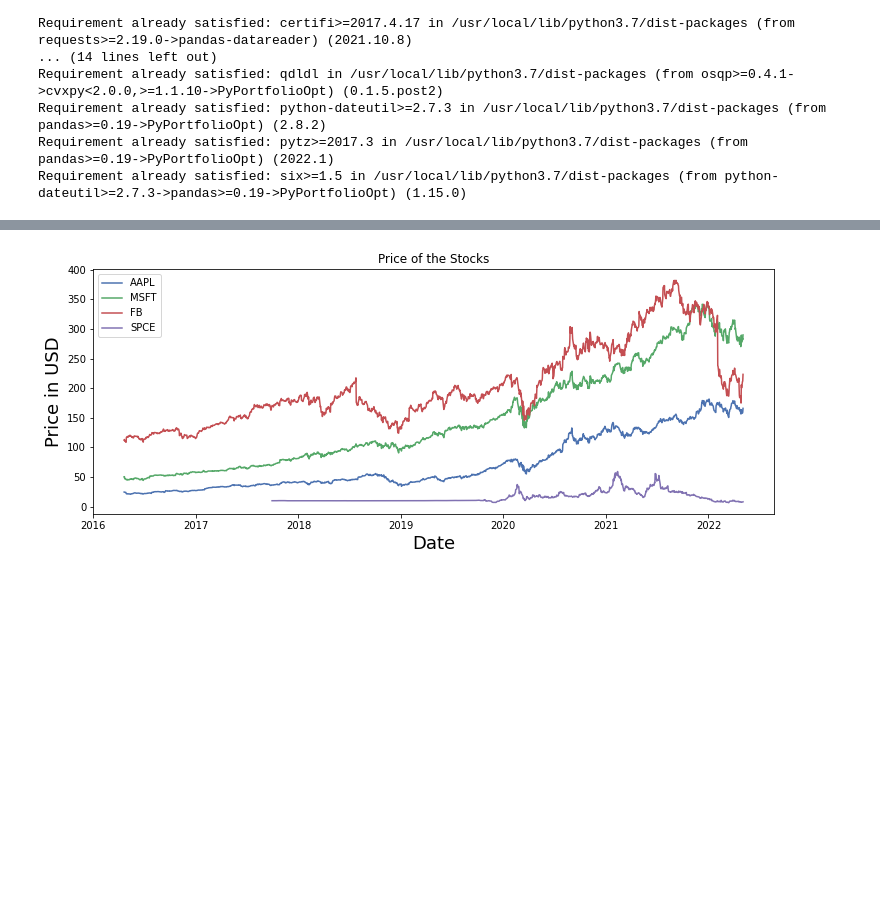
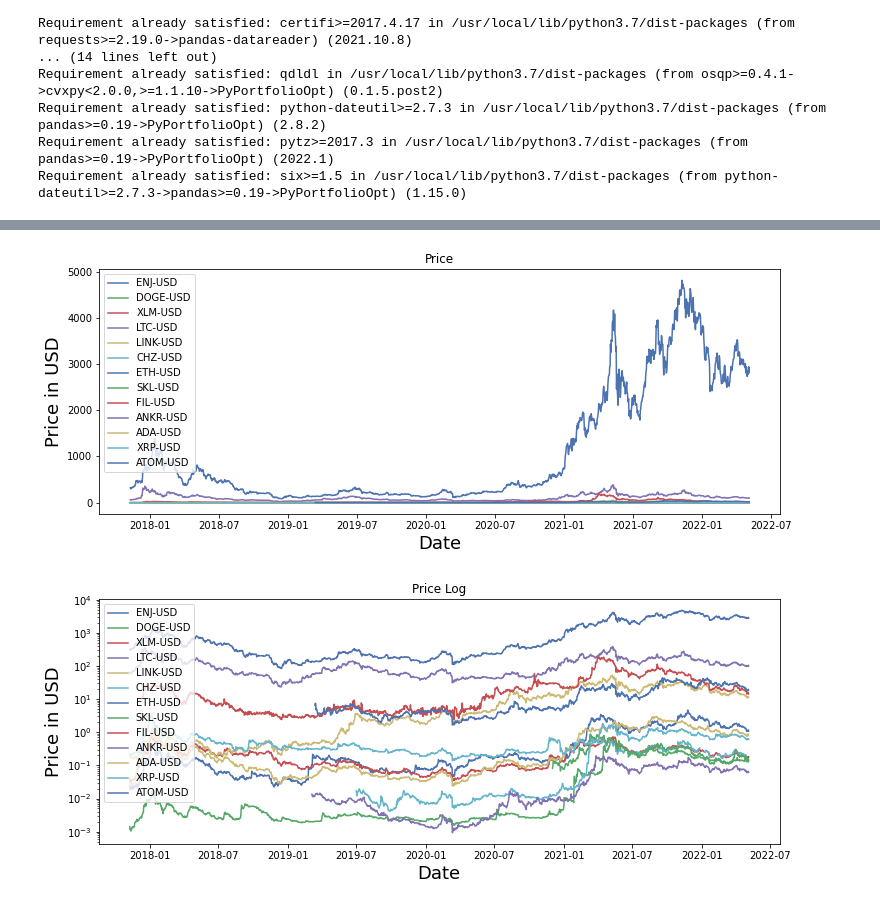
Before and after one commit to Michaelzats/Assets-optimisation-predictor, a Jupyter notebook: Assets_optimisation_predictor.ipynb, the cells around one changed output, grey strips where cells are left out. Drawn from its saved outputs; the diff is of its cells as text; code cells hidden in the pictures; blank space fills up the shorter version.

```diff
--- a/Assets_optimisation_predictor.ipynb
+++ b/Assets_optimisation_predictor.ipynb
@@ -51,3 +49,5 @@ assets = ['AAPL','MSFT','FB','SPCE']
+# %%
+assets = ['ENJ-USD','DOGE-USD', 'XLM-USD','LTC-USD','LINK-USD','CHZ-USD','ETH-USD','SKL-USD', 'FIL-USD','ANKR-USD','ADA-USD','XRP-USD','ATOM-USD']
 # %%
 initial_date = "2016-04-20"
 today = datetime.today().strftime('%Y-%m-%d')
@@ -85,14 +94,28 @@ df
 # %%
 plt.figure(figsize=(12.2,4.5))
 for i in df.columns.values:
     plt.plot( df[i],  label=i)
-plt.title('Price of the Stocks')
+plt.title('Price')
 plt.xlabel('Date',fontsize=18)
 plt.ylabel('Price in USD',fontsize=18)
 plt.legend(df.columns.values, loc='upper left')
+
 plt.show()
+
+
+plt.figure(figsize=(12.2,4.5))
+for i in df.columns.values:
+    plt.plot( df[i],  label=i)
+plt.title('Price Log')
+plt.xlabel('Date',fontsize=18)
+plt.ylabel('Price in USD',fontsize=18)
+plt.legend(df.columns.values, loc='upper left')
+plt.yscale('log')
+
+plt.show()
 # %% [output]
-[figure, old version]
+[figure, new version]
+[figure, added]
 # %%
 #Checking if any NaN values in the data
 nullin_df = pd.DataFrame(df,columns=assets)
```
Also changed, not shown: parts of 10 cells of this notebook.
